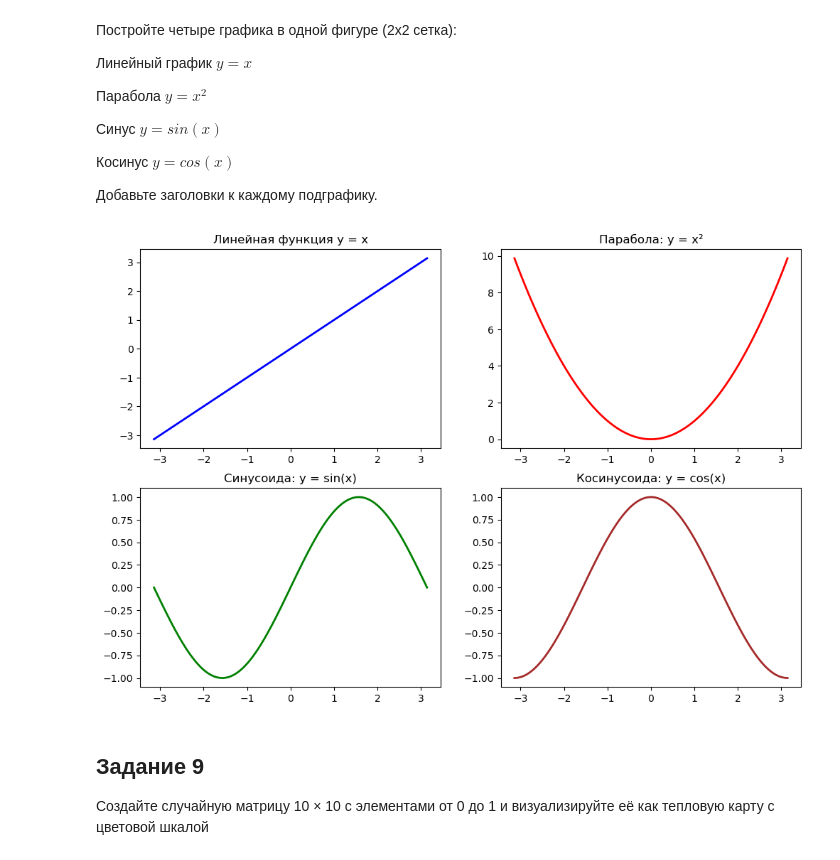
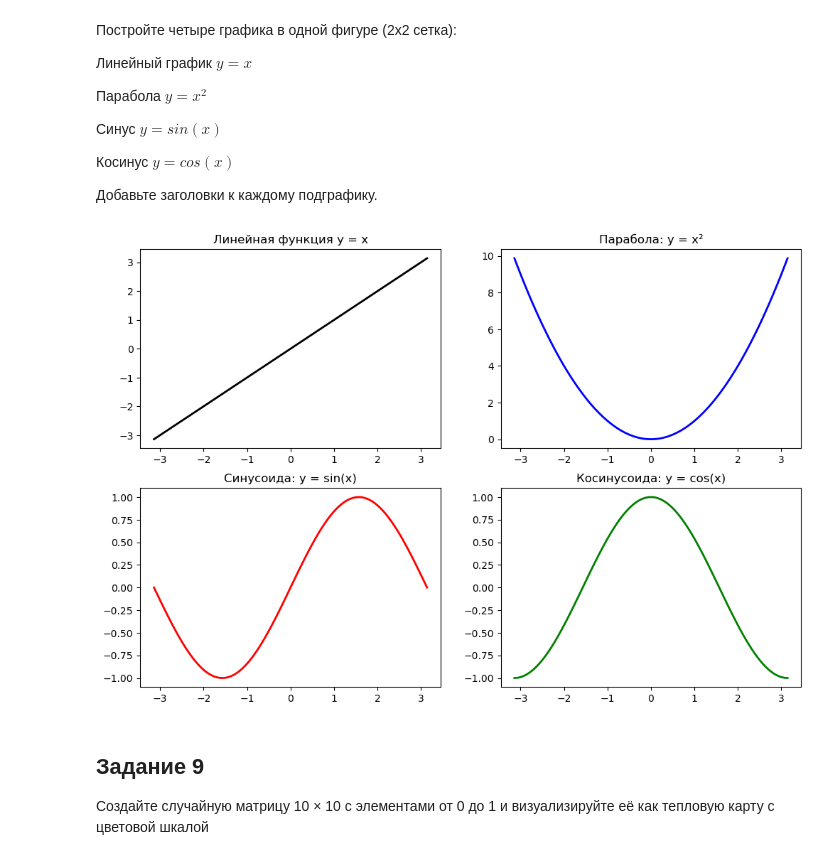
Before and after one commit to StasZatsepin/Lab-3, a Jupyter notebook: Lab 3.ipynb, the cells around one changed output. Cells and saved outputs as stored; diff of their text form; code cells hidden in the pictures.

```diff
--- a/Lab 3.ipynb
+++ b/Lab 3.ipynb
@@ -171,27 +169,27 @@ plt.show()
 # %%
 x = np.linspace(-np.pi, np.pi, 100)
 y1 = x
 y2 = x**2
 y3 = np.sin(x)
 y4 = np.cos(x)
 
 fig, axes = plt.subplots(2, 2, figsize=(12, 8))
-axes[0, 0].plot(x, y1, color = 'blue', linewidth = 2)
+axes[0, 0].plot(x, y1, color = 'black', linewidth = 2)
 axes[0, 0].set_title('Линейная функция y = x')
 
-axes[0, 1].plot(x, y2, color='red', linewidth=2)
+axes[0, 1].plot(x, y2, color='blue', linewidth=2)
 axes[0, 1].set_title('Парабола: y = x²')
 
-axes[1, 0].plot(x, y3, color='green', linewidth=2)
+axes[1, 0].plot(x, y3, color='red', linewidth=2)
 axes[1, 0].set_title('Синусоида: y = sin(x)')
 
-axes[1, 1].plot(x, y4, color='brown', linewidth=2)
+axes[1, 1].plot(x, y4, color='green', linewidth=2)
 axes[1, 1].set_title('Косинусоида: y = cos(x)')
 
 
 plt.show()
 # %% [output]
-[figure, old version]
+[figure, new version]
 # %% [markdown]
 ## Задание 9
 
```
Also changed, not shown: parts of 10 cells of this notebook.
